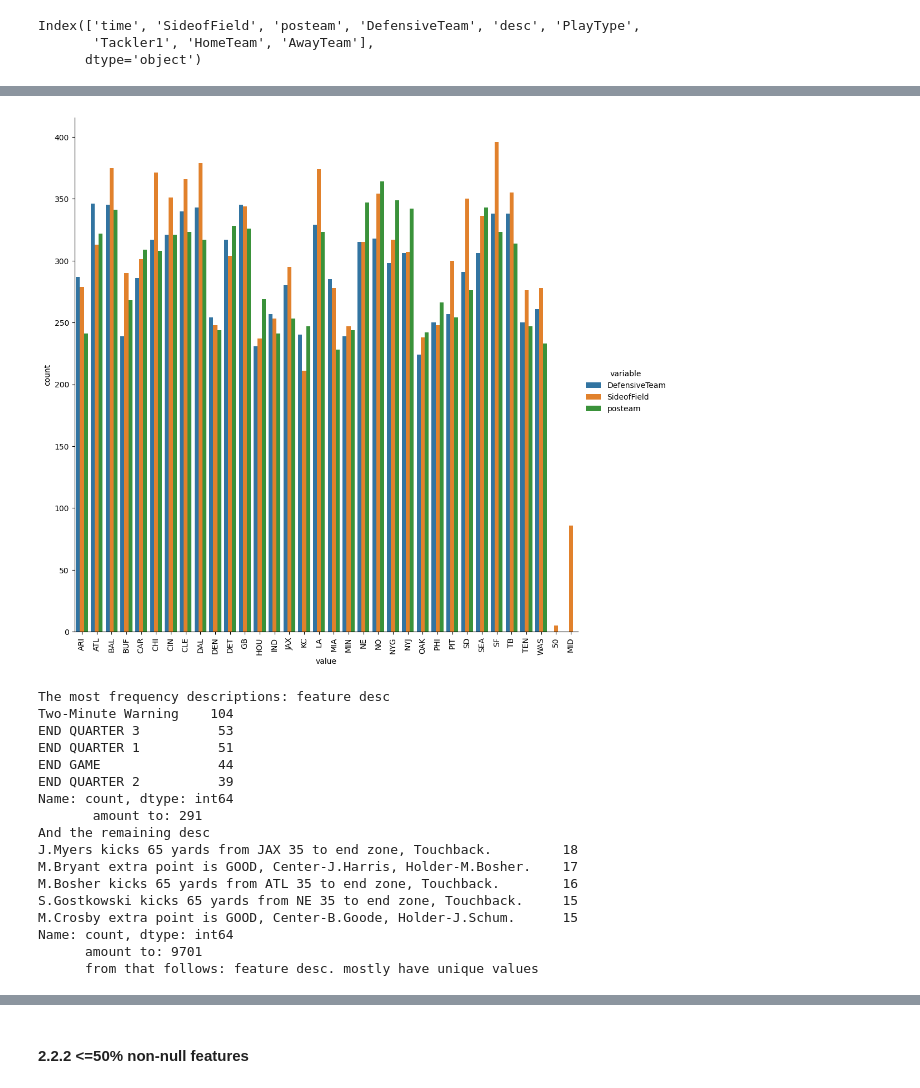
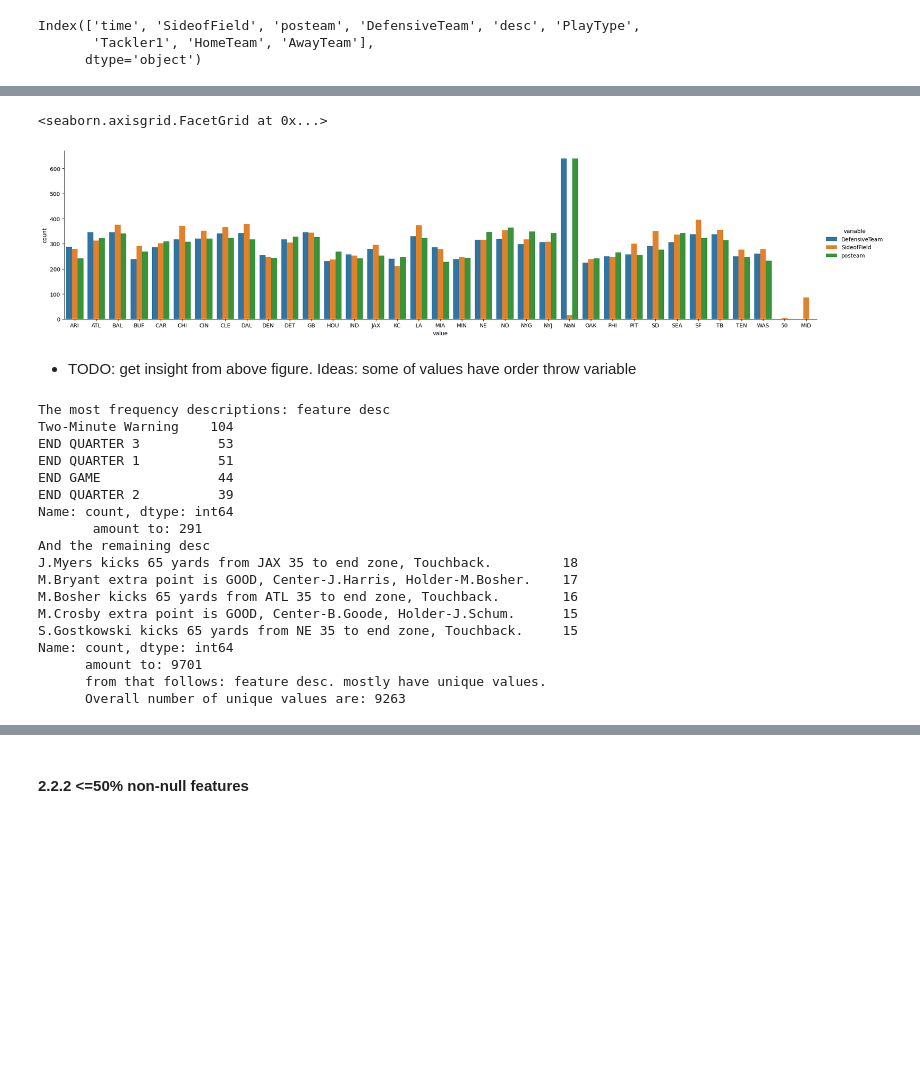
Before and after one commit to Luzinsan/ML_learn, a Jupyter notebook: ML/Innopolis/material/1 semester/Machine Learning/Labs/lab1/Lab-1.ipynb, the cells around one changed output, grey strips where cells are left out. Saved outputs shown, nothing was run; the diff lists cells and outputs as text; code cells hidden in the pictures; blank space fills up the shorter version.

```diff
--- a/ML/Innopolis/material/1 semester/Machine Learning/Labs/lab1/Lab-1.ipynb
+++ b/ML/Innopolis/material/1 semester/Machine Learning/Labs/lab1/Lab-1.ipynb
@@ -166,10 +166,10 @@ football_df['Datetime'] = pd.to_datetime(dict(year=football_df['Date'].dt.year,
                     minute=football_df['time_1']))
 # %%
 bins_datetime = football_df['Datetime'].value_counts(sort=False, bins=20)
+_, ax = plt.subplots(figsize=(40, 5))
 bins_datetime_plot = sns.barplot(x=bins_datetime.index.astype(str),
                                  y=bins_datetime.values)
-bins_datetime_plot.tick_params(axis='x', rotation=90)
-plt.rcParams['figure.figsize'] = (10, 4)
+bins_datetime_plot.tick_params(axis='x', rotation=80)
 bins_datetime[::4]
 # %% [output]
 (2016-12-10 23:28:51.599999999, 2016-12-12 01:57:00]    1339
@@ -198,7 +221,7 @@ threshold = 50
 # %% [markdown]
 #### 2.2.1 >50% non-null features
 # %%
-cat_features = football_df.select_dtypes('object').columns
+football_df_nan_imputed = football_df.fillna("NaN").copy()
 cat_nonnull_features = cat_features[football_df.loc[:,cat_features].isna().sum(0) < len(football_df) * 50 / 100]
 cat_nonnull_features
 # %% [output]
@@ -229,25 +231,29 @@ None
 # %%
 df_uniques = pd.melt(
-    frame=football_df,
+    frame=football_df_nan_imputed,
     value_vars=["SideofField", "posteam", "DefensiveTeam"],
 )
 df_uniques = (
     pd.DataFrame(df_uniques.groupby(["variable", "value"])["value"].count())
     .sort_index(level=[0, 1])
     .rename(columns={"value": "count"})
     .reset_index()
 )
 
-sns.catplot(x="value", y="count", hue="variable", data=df_uniques, kind="bar", height=10)
-_ = plt.xticks(rotation='vertical')
+sns.catplot(x="value", y="count", hue="variable", data=df_uniques, kind="bar", height=5, aspect=20/5)
+# _ = plt.xticks(rotation='vertical')
 # %% [output]
+<seaborn.axisgrid.FacetGrid at 0x...>
-[figure, old version]
+[figure, new version]
+# %% [markdown]
+- TODO: get insight from above figure. Ideas: some of values have order throw variable
 # %%
-print(f"The most frequency descriptions: feature {football_df.value_counts('desc')[:5]}\n \
-      amount to: {football_df.value_counts('desc')[:5].values.sum()} \n\
-      \rAnd the remaining {football_df.value_counts('desc')[5:10]} \n\
-      amount to: {football_df.value_counts('desc')[5:].values.sum()}\n\
-      from that follows: feature desc. mostly have unique values")
+print(f"The most frequency descriptions: feature {football_df_nan_imputed.value_counts('desc')[:5]}\n \
+      amount to: {football_df_nan_imputed.value_counts('desc')[:5].values.sum()} \n\
+      \rAnd the remaining {football_df_nan_imputed.value_counts('desc')[5:10]} \n\
+      amount to: {football_df_nan_imputed.value_counts('desc')[5:].values.sum()}\n\
+      from that follows: feature desc. mostly have unique values.\n\
+      Overall number of unique values are: {football_df_nan_imputed.value_counts('desc').size}")
 # %% [output]
 The most frequency descriptions: feature desc
 Two-Minute Warning    104
@@ -261,8 +267,9 @@ And the remaining desc
 J.Myers kicks 65 yards from JAX 35 to end zone, Touchback.         18
 M.Bryant extra point is GOOD, Center-J.Harris, Holder-M.Bosher.    17
 M.Bosher kicks 65 yards from ATL 35 to end zone, Touchback.        16
+M.Crosby extra point is GOOD, Center-B.Goode, Holder-J.Schum.      15
 S.Gostkowski kicks 65 yards from NE 35 to end zone, Touchback.     15
-M.Crosby extra point is GOOD, Center-B.Goode, Holder-J.Schum.      15
 Name: count, dtype: int64
       amount to: 9701
-      from that follows: feature desc. mostly have unique values
+      from that follows: feature desc. mostly have unique values.
+      Overall number of unique values are: 9263
```
Also changed, not shown: parts of 14 cells of this notebook, 2 other files.
